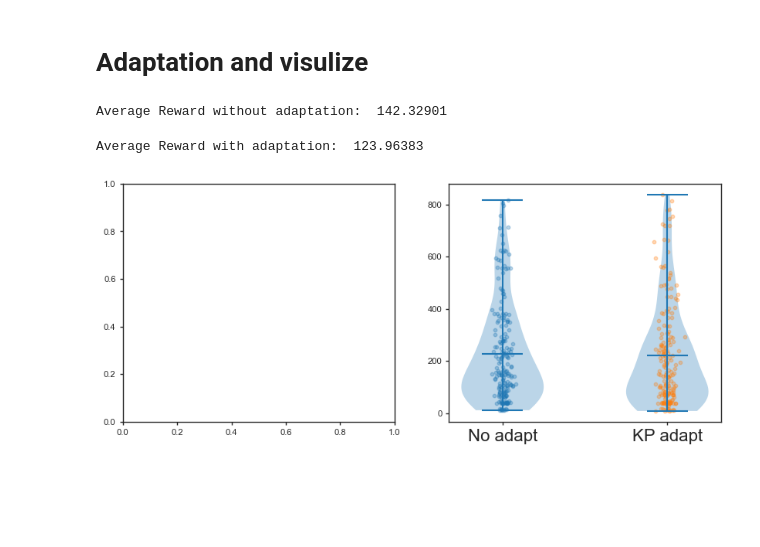
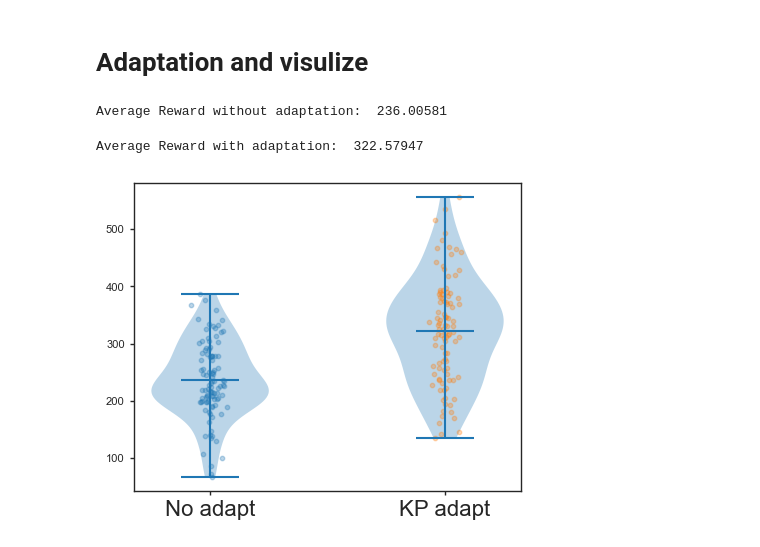
Before and after one commit to Baskin-LIU/Kernel-Propagation, a Jupyter notebook: Experiments/AdaptiveRL.ipynb, the cells around one changed output. Cells and saved outputs as stored; diff of their text form; code cells hidden in the pictures; blank space fills up the shorter version.

Commit message:
adaptation_stable

```diff
--- a/Experiments/AdaptiveRL.ipynb
+++ b/Experiments/AdaptiveRL.ipynb
@@ -312,25 +321,25 @@ critic_target = buildRLNet(critic_config, general_config).to(device)
 # %%
 #Without online adpation
 noAdapt_reward = []
-actor.load_state_dict(actor_state_dict)
-critic.load_state_dict(critic_state_dict)
-critic_target.load_state_dict(critic_state_dict)
-
-optimizer_actor = torch.optim.Adam(actor.parameters(), lr=0.)
-optimizer_critic = torch.optim.Adam(critic.parameters(), lr=0.,)
+# actor.load_state_dict(actor_state_dict)
+# critic.load_state_dict(critic_state_dict)
+# critic_target.load_state_dict(critic_state_dict)
+actor.load_state_dict(best_actor_state)
+critic.load_state_dict(best_critic_state)
+critic_target.load_state_dict(best_critic_state)
 
 for i in range(num_trials):
     total_reward, frames = episode_interpolate_adapt(env, actor, critic, critic_target,
                                                      optimizer_actor, optimizer_critic,
                                                      adapt=False, visualize=visualize,)
     noAdapt_reward.append(total_reward)
-    if total_reward <0:
+    if total_reward < 0:
         imageio.mimsave("../Figures/cartpole_noAdapt%.1f.gif"%total_reward, frames, fps=30)
 
 noAdapt_reward = np.array(noAdapt_reward)
 print("Average Reward without adaptation: ", noAdapt_reward.mean())
 # %% [output]
-Average Reward without adaptation:  142.32901
+Average Reward without adaptation:  236.00581
 # %%
 #With online adpation
 Adapt_reward = []
@@ -341,56 +350,51 @@ for i in range(num_trials):
 
     # optimizer_actor = torch.optim.Adam(
     #     actor.parameters(),
-    #     lr=2e-4,
-    #     betas=(0.9, 0.99)
+    #     lr=1e-4,
+    #     betas=(0.9, 0.999)
     # )
 
     # optimizer_critic = torch.optim.Adam(
     #     critic.parameters(),
-    #     lr=2e-3,
-    #     betas=(0.9, 0.99)
+    #     lr=1e-3,
+    #     betas=(0.9, 0.999)
     # )
 
-    actor_optimizer  = torch.optim.SGD(actor.parameters(), lr=1e-4)
-    critic_optimizer = torch.optim.SGD(critic.parameters(), lr=2e-3)
+    optimizer_actor = torch.optim.RMSprop(
+        actor.parameters(),
+        lr=1e-4, alpha=0.8
+    )
 
-    # actor_optimizer = torch.optim.RMSprop(
-    #     actor.parameters(),
-    #     lr=5e-5,
-    #     alpha=0.99
-    # )
-
-    # critic_optimizer = torch.optim.RMSprop(
-    #     critic.parameters(),
-    #     lr=2e-3,
-    #     alpha=0.99
-    # )
+    optimizer_critic = torch.optim.RMSprop(
+        critic.parameters(),
+        lr=1e-3, alpha=0.8
+    )
 
     total_reward, frames = episode_interpolate_adapt(env, actor, critic, critic_target,
                                                      optimizer_actor, optimizer_critic,
                                                      adapt=True, visualize=visualize,)
     Adapt_reward.append(total_reward)
-    if total_reward >700:
+    if total_reward > 800:
         imageio.mimsave("../Figures/cartpole_Adapt%.1f.gif"%total_reward, frames, fps=30)
 Adapt_reward = np.array(Adapt_reward)
 print("Average Reward with adaptation: ", Adapt_reward.mean())
 # %% [output]
-Average Reward with adaptation:  123.96383
+Average Reward with adaptation:  322.57947
 # %%
 #TODO plot the bar with many runs
-fig, axs = plt.subplots(1, 2, figsize = (10, 4))
+fig, ax = plt.subplots(figsize = (5, 4))
 
 data = [noAdapt_reward, Adapt_reward]
-axs[1].violinplot(data, positions=[0,1], showmeans=True)
-axs[1].set_xticks([0,1], ['No adapt', 'KP adapt'], fontsize=16)
+ax.violinplot(data, positions=[0,1], showmeans=True)
+ax.set_xticks([0,1], ['No adapt', 'KP adapt'], fontsize=16)
 
 for i, d in enumerate(data):
     x = np.random.normal(i, 0.03, size=len(d))  # small horizontal jitter
-    axs[1].scatter(x, d, alpha=0.3, s=10)
+    ax.scatter(x, d, alpha=0.3, s=10)
 
-#plt.savefig('./fig/LinRegCf%s.png'%activation)
+#plt.savefig('../Figures/CartpoleAdpation.png')
 plt.show()
 # %% [output]
-[figure, old version]
+[figure, new version]
 # %%
 #TODO multi-episode learn, faster than BPTT?
```
Also changed, not shown: parts of 12 cells of this notebook, 18 other files.
